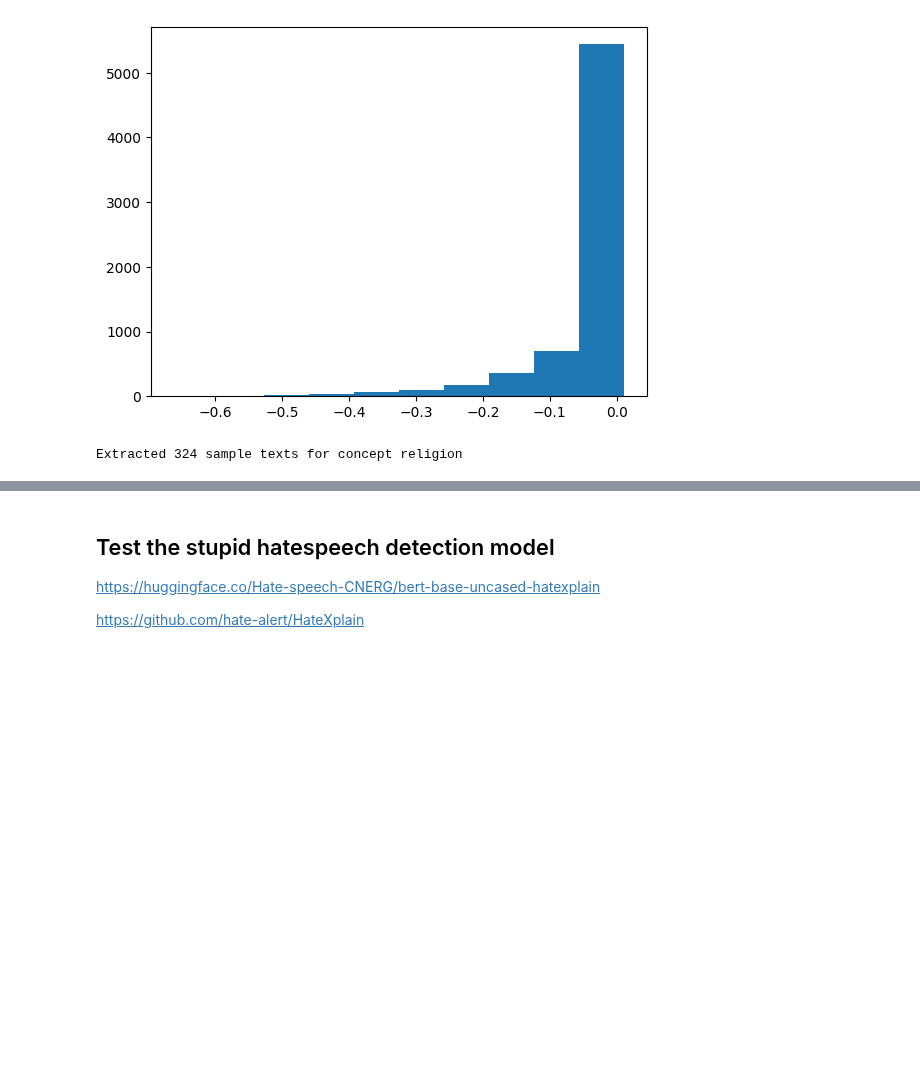
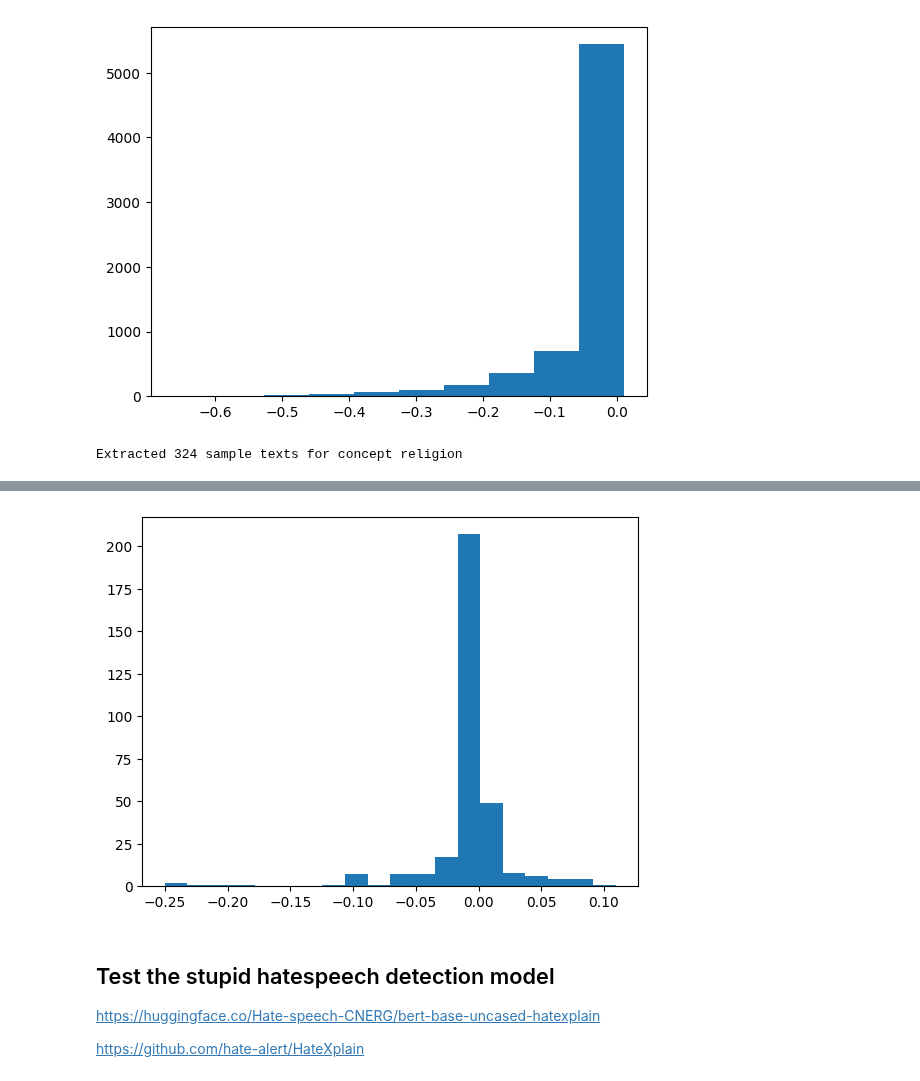
Before and after one commit to biaslyze-dev/biaslyze, a Jupyter notebook: notebooks/test-0.0.1-toxic-comments.ipynb, the cells around one changed output, grey strips where cells are left out. Saved outputs shown, nothing was run; the diff lists cells and outputs as text; code cells hidden in the pictures; blank space fills up the shorter version.

```diff
--- a/notebooks/test-0.0.1-toxic-comments.ipynb
+++ b/notebooks/test-0.0.1-toxic-comments.ipynb
@@ -405,3 +418,12 @@ plt.title("Difference in scores");
+# %%
+cs_scores = []
+for sample in samples:
+    s = calculate_counterfactual_sample_score(sample, concept="religion", clf=clf)
+    cs_scores.append(s)
+# %%
+plt.hist(cs_scores, bins=20);
+# %% [output]
+[figure, added]
 # %%
 from sentence_transformers import SentenceTransformer
 from bertopic import BERTopic
```
Also changed, not shown: parts of 10 cells of this notebook, 1 other file.
